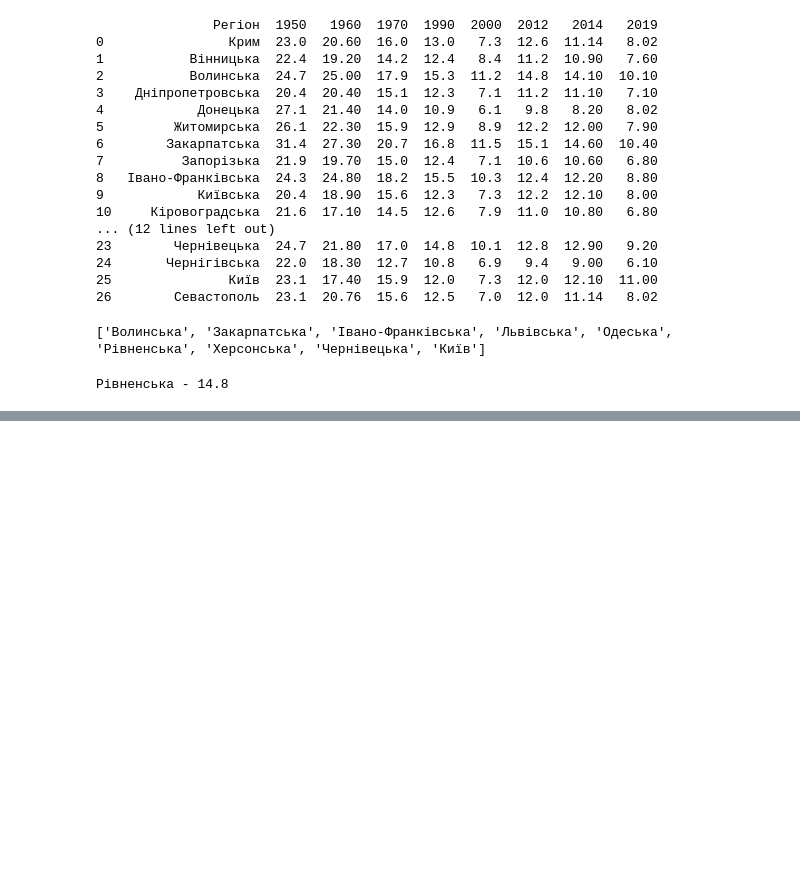
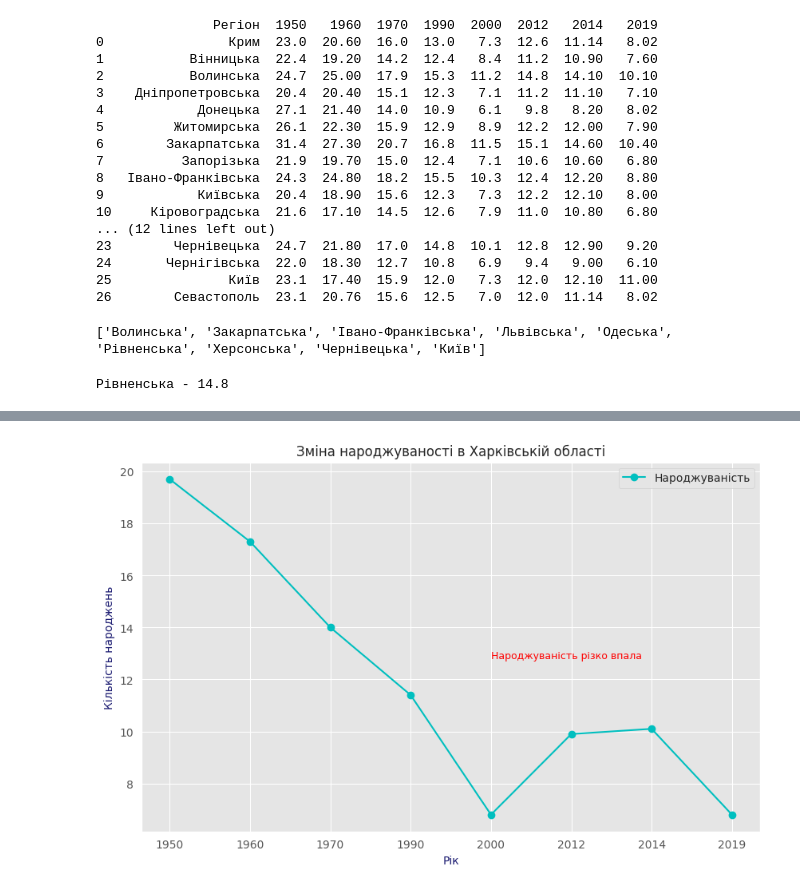
Before and after one commit to SergiyDovgopolyk/Data_Science, a Jupyter notebook: Hw2_1.ipynb, the cells around one changed output, grey strips where cells are left out. Drawn from its saved outputs; the diff is of its cells as text; code cells hidden in the pictures; blank space fills up the shorter version.

```diff
--- a/Hw2_1.ipynb
+++ b/Hw2_1.ipynb
@@ -168,0 +177,17 @@ plt.show()
+# %%
+row = new_table.iloc[19]
+
+plt.figure(figsize=(10, 6))
+plt.plot(row.index, row.values, marker='o', color='c', label='Народжуваність')
+
+plt.xlabel('Рік', fontsize='10', color='midnightblue')
+plt.ylabel('Кількість народжень', fontsize='10', color='midnightblue')
+plt.title('Зміна народжуваності в Харківській області', fontsize=12)
+
+plt.text(row.idxmin(), row.min()+6, 'Народжуваність різко впала', color='red', fontsize=9)
+
+
+plt.legend()
+plt.show()
+# %% [output]
+[figure, added]
```
Also changed, not shown: parts of 5 cells of this notebook.
